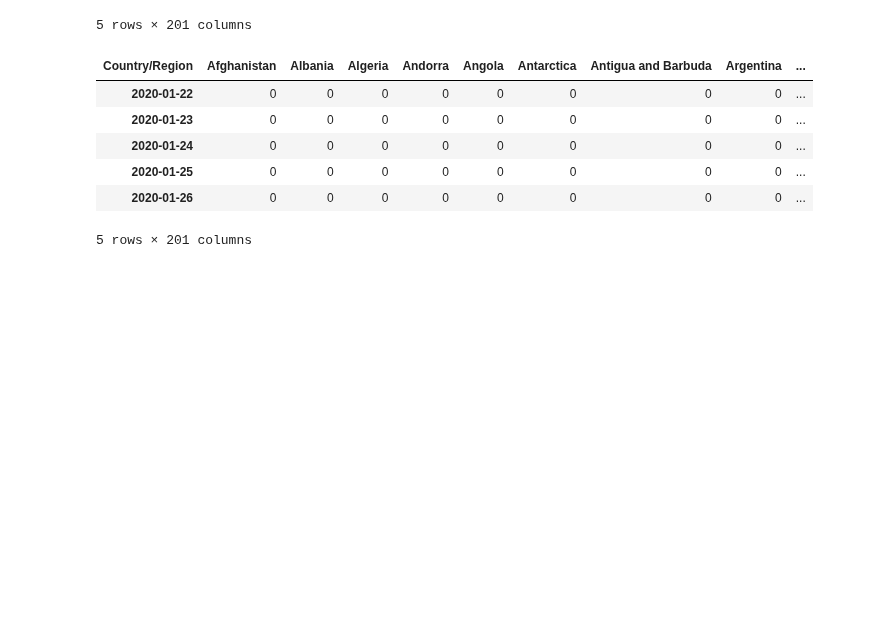
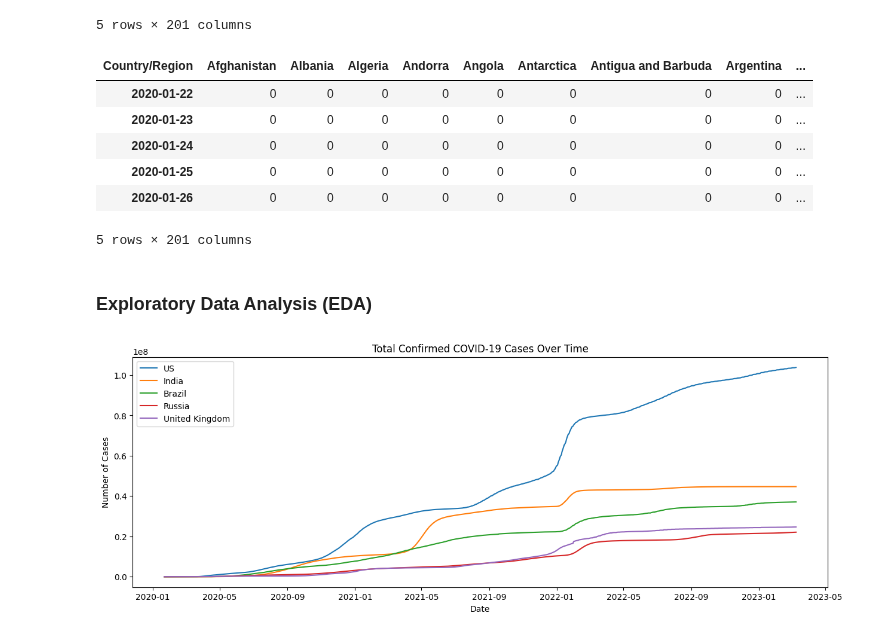
Before and after one commit to Akshay-Paunikar/Statistics_for_Data_Science, a Jupyter notebook: Data_Analysis/Covid_19/Covid_19_Data_Analysis.ipynb, the cells around one changed output. Saved outputs shown, nothing was run; the diff lists cells and outputs as text; code cells hidden in the pictures; blank space fills up the shorter version.

Commit message:
total confirmed cases over time

```diff
--- a/Data_Analysis/Covid_19/Covid_19_Data_Analysis.ipynb
+++ b/Data_Analysis/Covid_19/Covid_19_Data_Analysis.ipynb
@@ -127,3 +127,20 @@ recovered_df.head()
 | 2020-01-25 | 0 | 0 | 0 | 0 | 0 | 0 | 0 | 0 | ... |
 | 2020-01-26 | 0 | 0 | 0 | 0 | 0 | 0 | 0 | 0 | ... |
 5 rows × 201 columns
+# %% [markdown]
+<h3>Exploratory Data Analysis (EDA)</h3>
+# %%
+# Plot total confirmed cases over time for a few countries
+plt.figure(figsize=(15, 5))
+countries = ['US', 'India', 'Brazil', 'Russia', 'United Kingdom']
+
+for country in countries:
+    plt.plot(confirmed_df.index, confirmed_df[country], label=country)
+
+plt.title('Total Confirmed COVID-19 Cases Over Time')
+plt.xlabel('Date')
+plt.ylabel('Number of Cases')
+plt.legend()
+plt.show()
+# %% [output]
+[figure, added]
```
